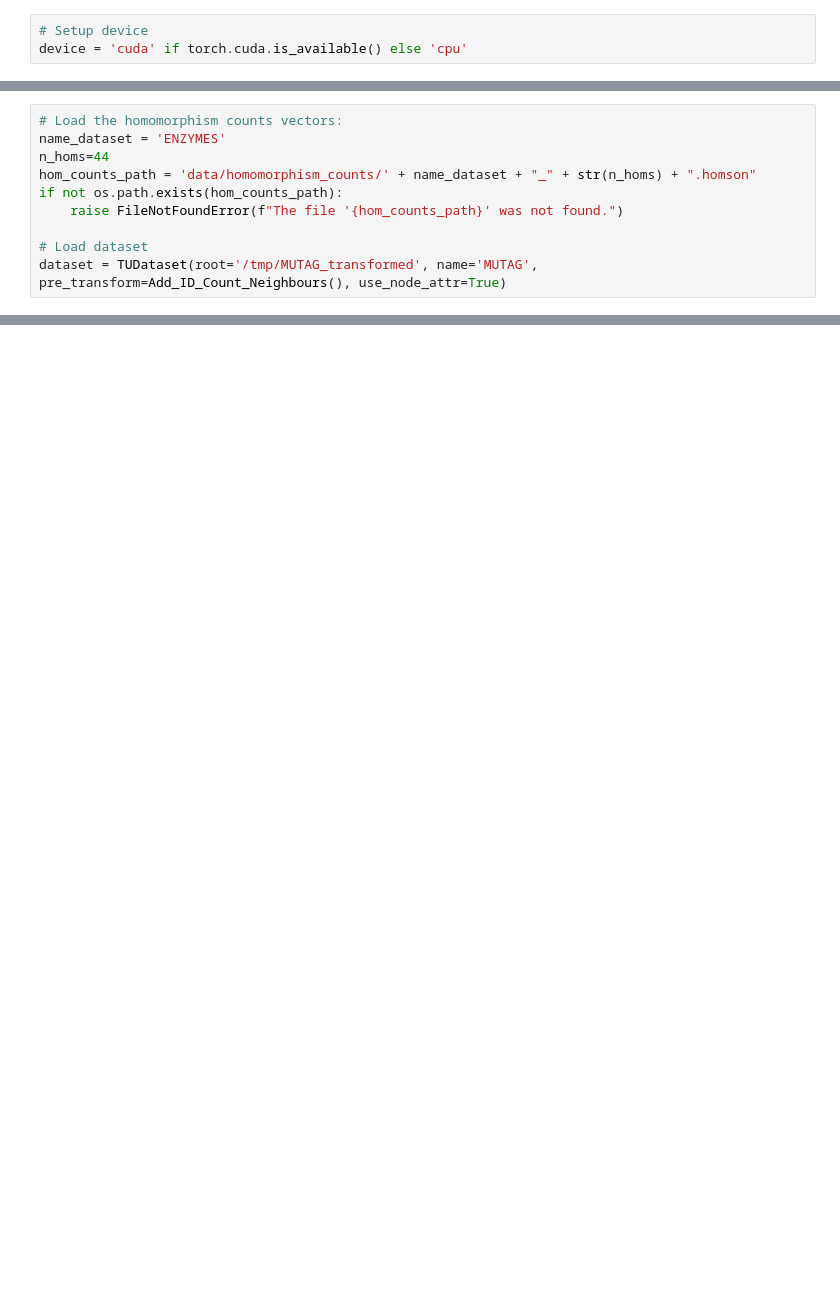
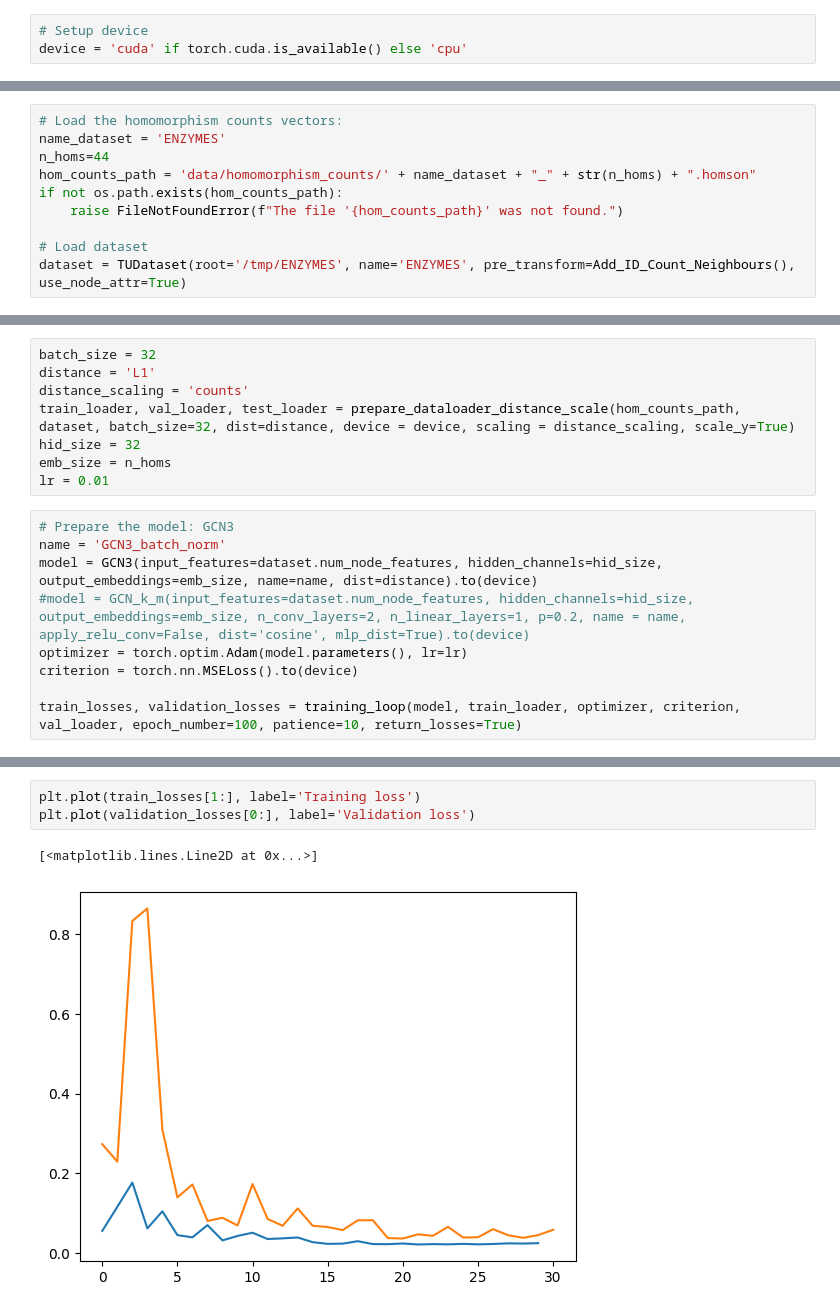
Before and after one commit to SDavenia/CL-GNN, a Jupyter notebook: new_models.ipynb, the cells around one changed output, grey strips where cells are left out. Drawn from its saved outputs; the diff is of its cells as text; blank space fills up the shorter version.

```diff
--- a/new_models.ipynb
+++ b/new_models.ipynb
@@ -33,4 +33,4 @@ if not os.path.exists(hom_counts_path):
     raise FileNotFoundError(f"The file '{hom_counts_path}' was not found.")
 
 # Load dataset
-dataset = TUDataset(root='/tmp/MUTAG_transformed', name='MUTAG', pre_transform=Add_ID_Count_Neighbours(), use_node_attr=True)
+dataset = TUDataset(root='/tmp/ENZYMES', name='ENZYMES', pre_transform=Add_ID_Count_Neighbours(), use_node_attr=True)
@@ -36,0 +110,17 @@ dataset = TUDataset(root='/tmp/MUTAG_transformed', name='MUTAG', pre_transform=A
+# %%
+batch_size = 32
+distance = 'L1'
+distance_scaling = 'counts'
+train_loader, val_loader, test_loader = prepare_dataloader_distance_scale(hom_counts_path, dataset, batch_size=32, dist=distance, device = device, scaling = distance_scaling, scale_y=True)
+hid_size = 32
+emb_size = n_homs
+lr = 0.01
+# %%
+# Prepare the model: GCN3
+name = 'GCN3_batch_norm'
+model = GCN3(input_features=dataset.num_node_features, hidden_channels=hid_size, output_embeddings=emb_size, name=name, dist=distance).to(device)
+#model = GCN_k_m(input_features=dataset.num_node_features, hidden_channels=hid_size, output_embeddings=emb_size, n_conv_layers=2, n_linear_layers=1, p=0.2, name = name, apply_relu_conv=False, dist='cosine', mlp_dist=True).to(device)
+optimizer = torch.optim.Adam(model.parameters(), lr=lr)
+criterion = torch.nn.MSELoss().to(device)
+
+train_losses, validation_losses = training_loop(model, train_loader, optimizer, criterion, val_loader, epoch_number=100, patience=10, return_losses=True)
@@ -36,0 +139,6 @@ dataset = TUDataset(root='/tmp/MUTAG_transformed', name='MUTAG', pre_transform=A
+# %%
+plt.plot(train_losses[1:], label='Training loss')
+plt.plot(validation_losses[0:], label='Validation loss')
+# %% [output]
+[<matplotlib.lines.Line2D at 0x...>]
+[figure, added]
```
Also changed, not shown: parts of 33 cells of this notebook, 3 other files.
